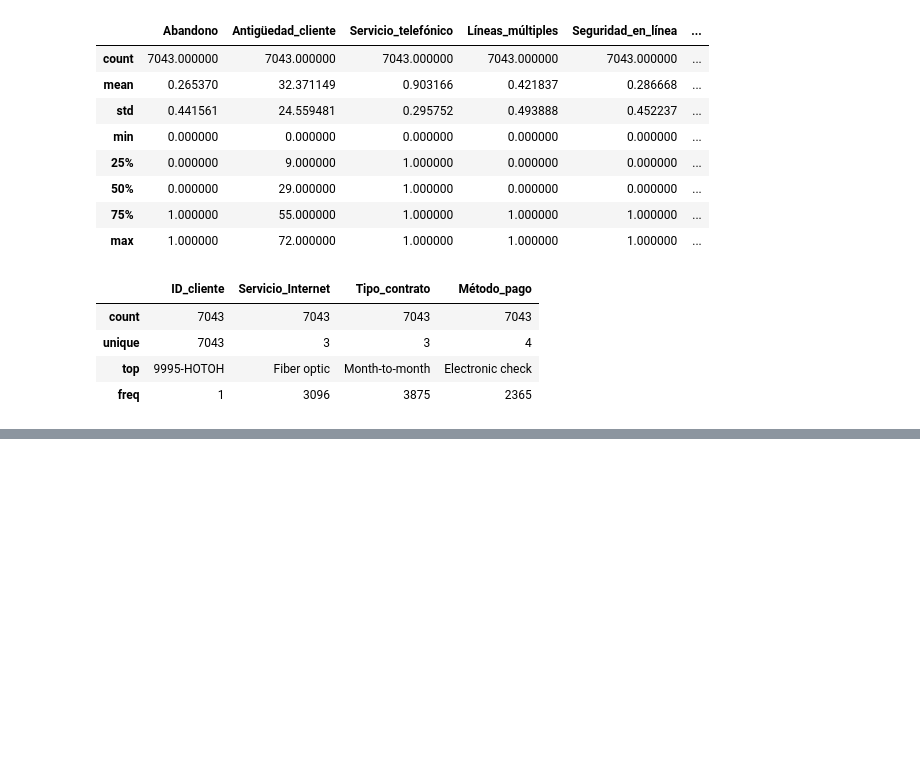
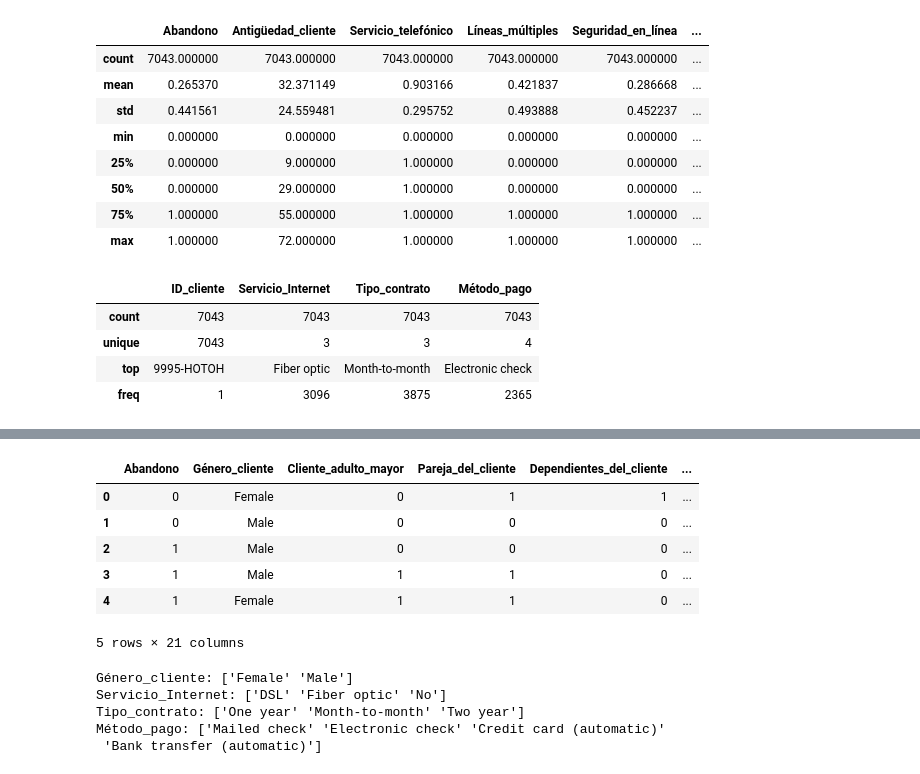
Before and after one commit to Brianbrowncoopman/telecom_X_2, a Jupyter notebook: Telecom_X_2.ipynb, the cells around one changed output, grey strips where cells are left out. Drawn from its saved outputs; the diff is of its cells as text; code cells hidden in the pictures; blank space fills up the shorter version.

```diff
--- a/Telecom_X_2.ipynb
+++ b/Telecom_X_2.ipynb
@@ -181,0 +202,21 @@ datos_2.describe(include='O')
+# %%
+datos = datos.drop(columns=['ID_cliente'])
+# %%
+datos.head()
+# %% [output]
+|  | Abandono | Género_cliente | Cliente_adulto_mayor | Pareja_del_cliente | Dependientes_del_cliente | ... |
+| 0 | 0 | Female | 0 | 1 | 1 | ... |
+| 1 | 0 | Male | 0 | 0 | 0 | ... |
+| 2 | 1 | Male | 0 | 0 | 0 | ... |
+| 3 | 1 | Male | 1 | 1 | 0 | ... |
+| 4 | 1 | Female | 1 | 1 | 0 | ... |
+5 rows × 21 columns
+# %%
+for col in datos.select_dtypes(include=['object']).columns:
+    print(f"{col}: {datos[col].unique()}")
+# %% [output]
+Género_cliente: ['Female' 'Male']
+Servicio_Internet: ['DSL' 'Fiber optic' 'No']
+Tipo_contrato: ['One year' 'Month-to-month' 'Two year']
+Método_pago: ['Mailed check' 'Electronic check' 'Credit card (automatic)'
+ 'Bank transfer (automatic)']
```
Also changed, not shown: parts of 16 cells of this notebook.
